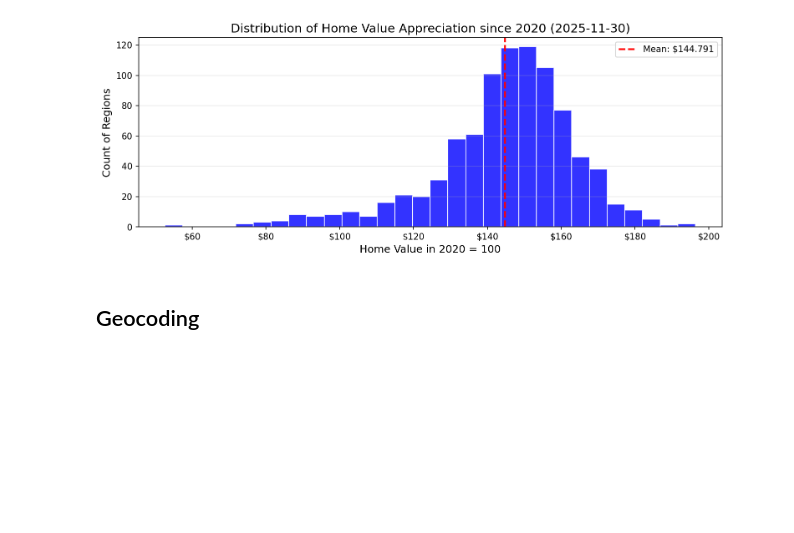
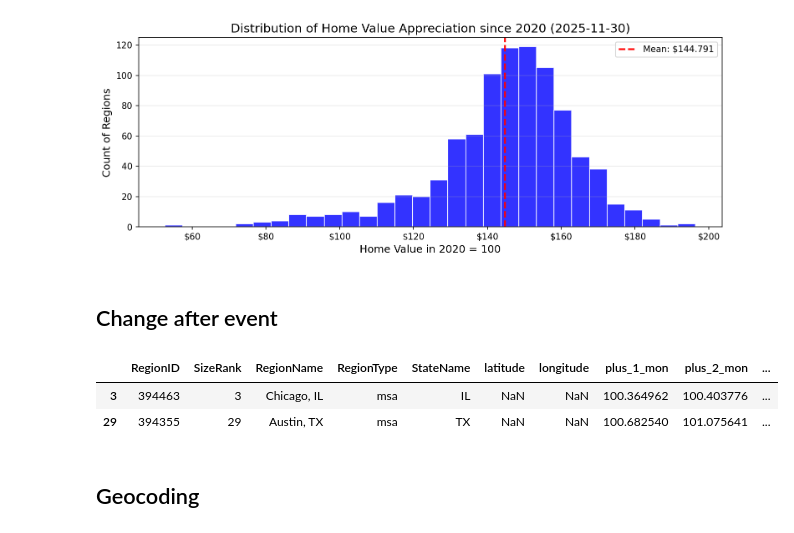
Before and after one commit to csclev/climate-exposure, a Jupyter notebook: notebooks/Process Zillow Home Value Index.ipynb, the cells around one changed output. Drawn from its saved outputs; the diff is of its cells as text; code cells hidden in the pictures; blank space fills up the shorter version.

```diff
--- a/notebooks/Process Zillow Home Value Index.ipynb
+++ b/notebooks/Process Zillow Home Value Index.ipynb
@@ -212,6 +248,15 @@ ax.grid(axis='y', alpha=0.3)
 plt.show()
 # %% [output]
 [figure]
+# %% [markdown]
+## Change after event
+# %%
+delta = zhvi.change_after_event("2020-03-15", regions=["Chicago, IL", "Austin, TX"])
+delta
+# %% [output]
+|  | RegionID | SizeRank | RegionName | RegionType | StateName | latitude | longitude | plus_1_mon | plus_2_mon | ... |
+| 3 | 394463 | 3 | Chicago, IL | msa | IL | NaN | NaN | 100.364962 | 100.403776 | ... |
+| 29 | 394355 | 29 | Austin, TX | msa | TX | NaN | NaN | 100.682540 | 101.075641 | ... |
 # %% [markdown]
 ## Geocoding
 # %%
```
Also changed, not shown: parts of 5 cells of this notebook.
